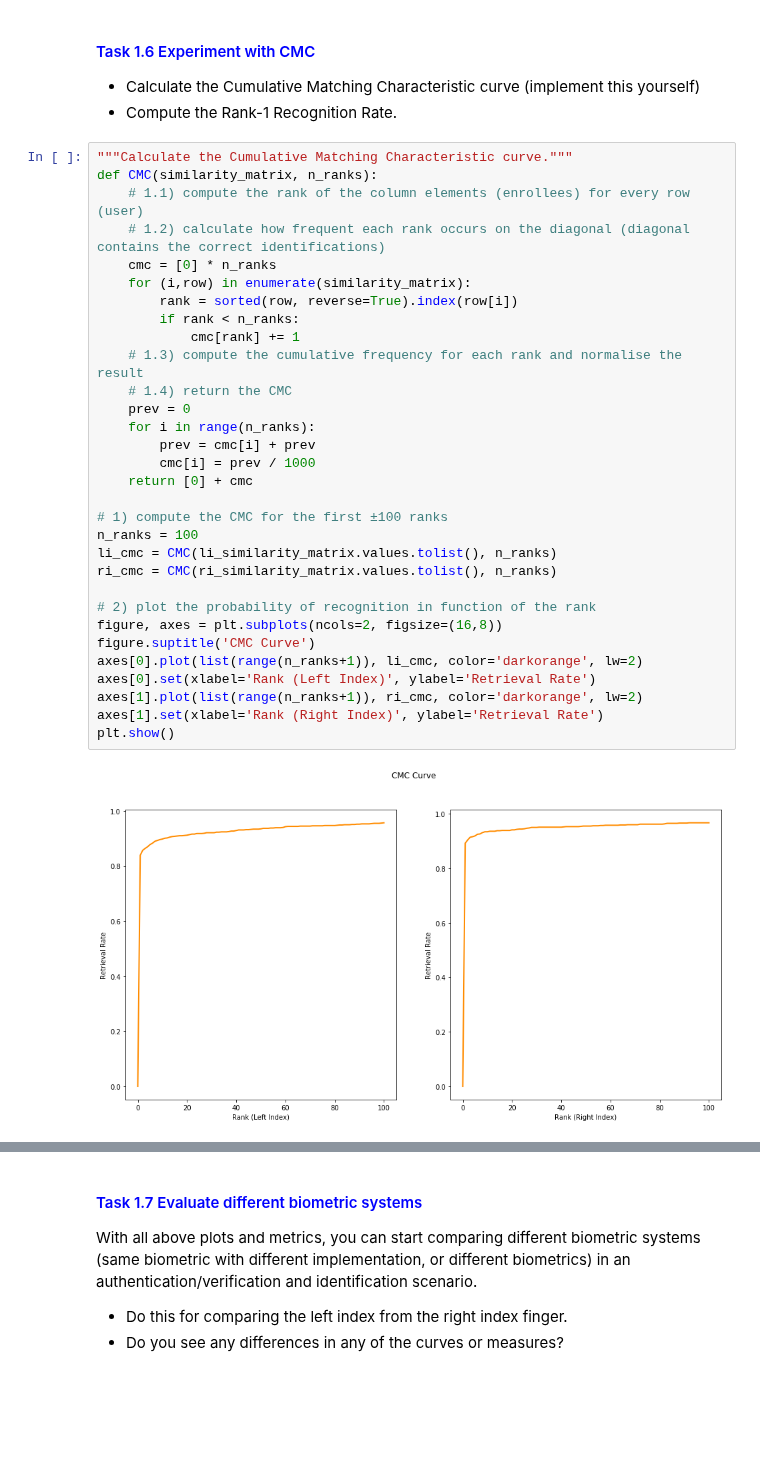
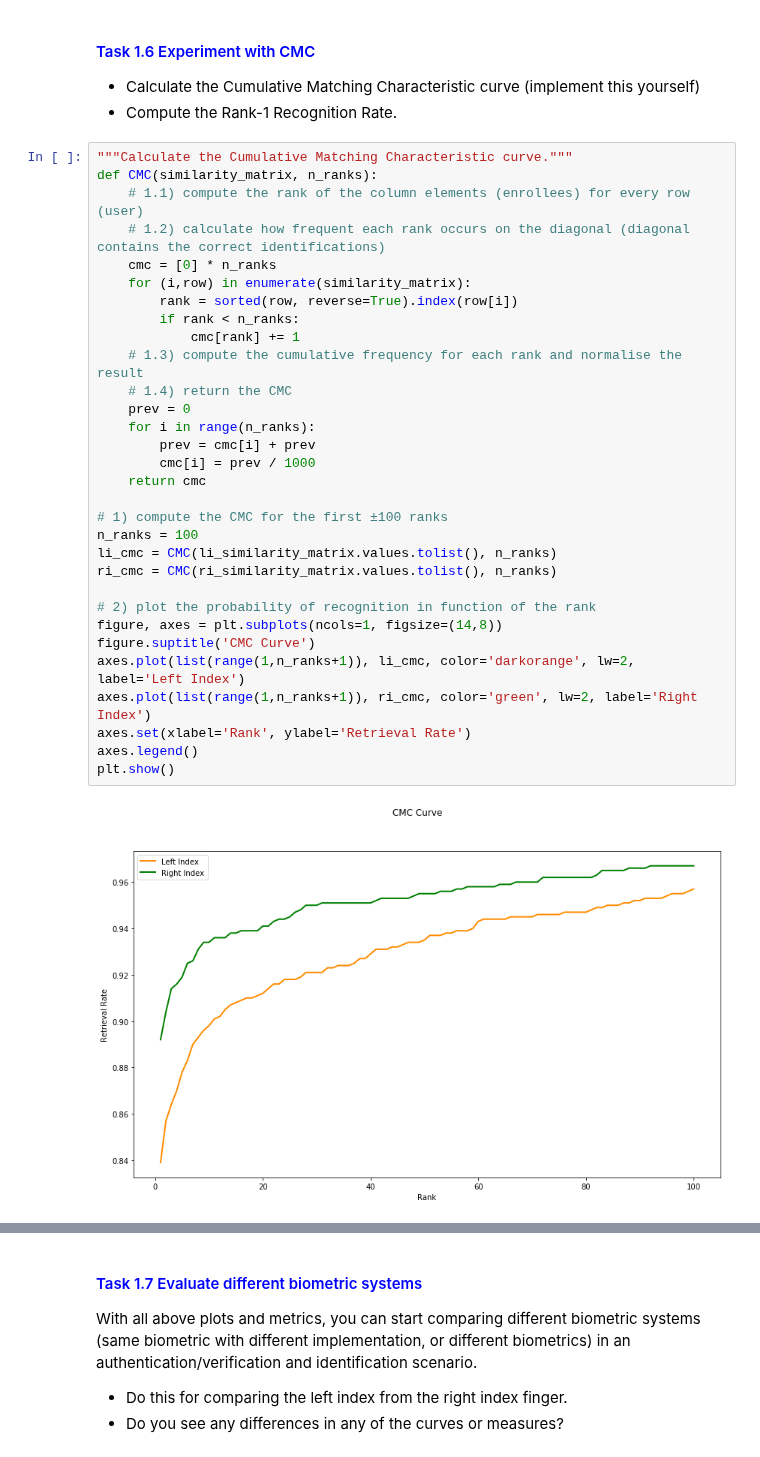
Before and after one commit to BrunoVandekerkhove/biometric-systems, a Jupyter notebook: evaluation/validating.ipynb, the cells around one changed output, grey strips where cells are left out. Saved outputs shown, nothing was run; the diff lists cells and outputs as text; blank space fills up the shorter version.

```diff
--- a/evaluation/validating.ipynb
+++ b/evaluation/validating.ipynb
@@ -523,35 +549,35 @@ CMC curves can easily be generated once you have the ranked matching scores for
 # %%
 """Calculate the Cumulative Matching Characteristic curve."""
 def CMC(similarity_matrix, n_ranks):
     # 1.1) compute the rank of the column elements (enrollees) for every row (user)
     # 1.2) calculate how frequent each rank occurs on the diagonal (diagonal contains the correct identifications)
     cmc = [0] * n_ranks
     for (i,row) in enumerate(similarity_matrix):
         rank = sorted(row, reverse=True).index(row[i])
         if rank < n_ranks:
             cmc[rank] += 1
     # 1.3) compute the cumulative frequency for each rank and normalise the result
     # 1.4) return the CMC
     prev = 0
     for i in range(n_ranks):
         prev = cmc[i] + prev
         cmc[i] = prev / 1000
-    return [0] + cmc
+    return cmc
 
 # 1) compute the CMC for the first ±100 ranks
 n_ranks = 100
 li_cmc = CMC(li_similarity_matrix.values.tolist(), n_ranks)
 ri_cmc = CMC(ri_similarity_matrix.values.tolist(), n_ranks)
 
 # 2) plot the probability of recognition in function of the rank
-figure, axes = plt.subplots(ncols=2, figsize=(16,8))
+figure, axes = plt.subplots(ncols=1, figsize=(14,8))
 figure.suptitle('CMC Curve')
-axes[0].plot(list(range(n_ranks+1)), li_cmc, color='darkorange', lw=2)
-axes[0].set(xlabel='Rank (Left Index)', ylabel='Retrieval Rate')
-axes[1].plot(list(range(n_ranks+1)), ri_cmc, color='darkorange', lw=2)
-axes[1].set(xlabel='Rank (Right Index)', ylabel='Retrieval Rate')
+axes.plot(list(range(1,n_ranks+1)), li_cmc, color='darkorange', lw=2, label='Left Index')
+axes.plot(list(range(1,n_ranks+1)), ri_cmc, color='green', lw=2, label='Right Index')
+axes.set(xlabel='Rank', ylabel='Retrieval Rate')
+axes.legend()
 plt.show()
 # %% [output]
-[figure, old version]
+[figure, new version]
 # %%
 """compute the Rank-1 Recognition Rate."""
```
Also changed, not shown: parts of 9 cells of this notebook.
